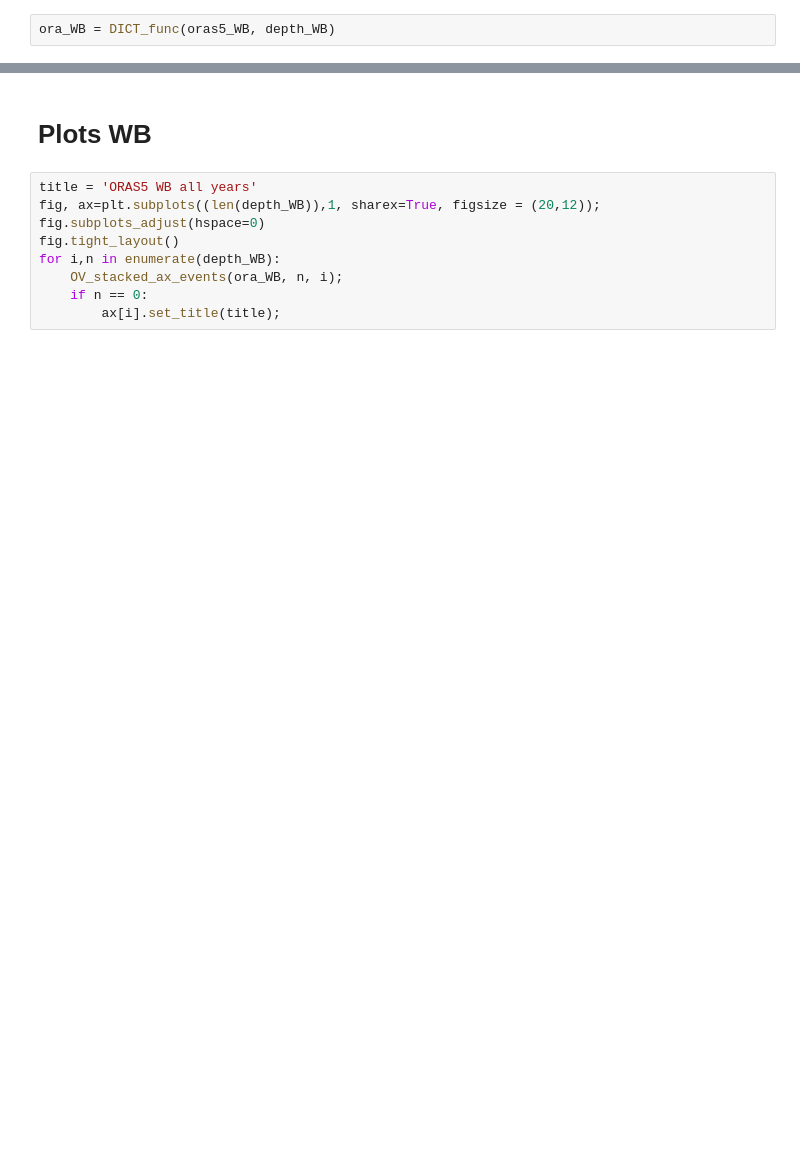
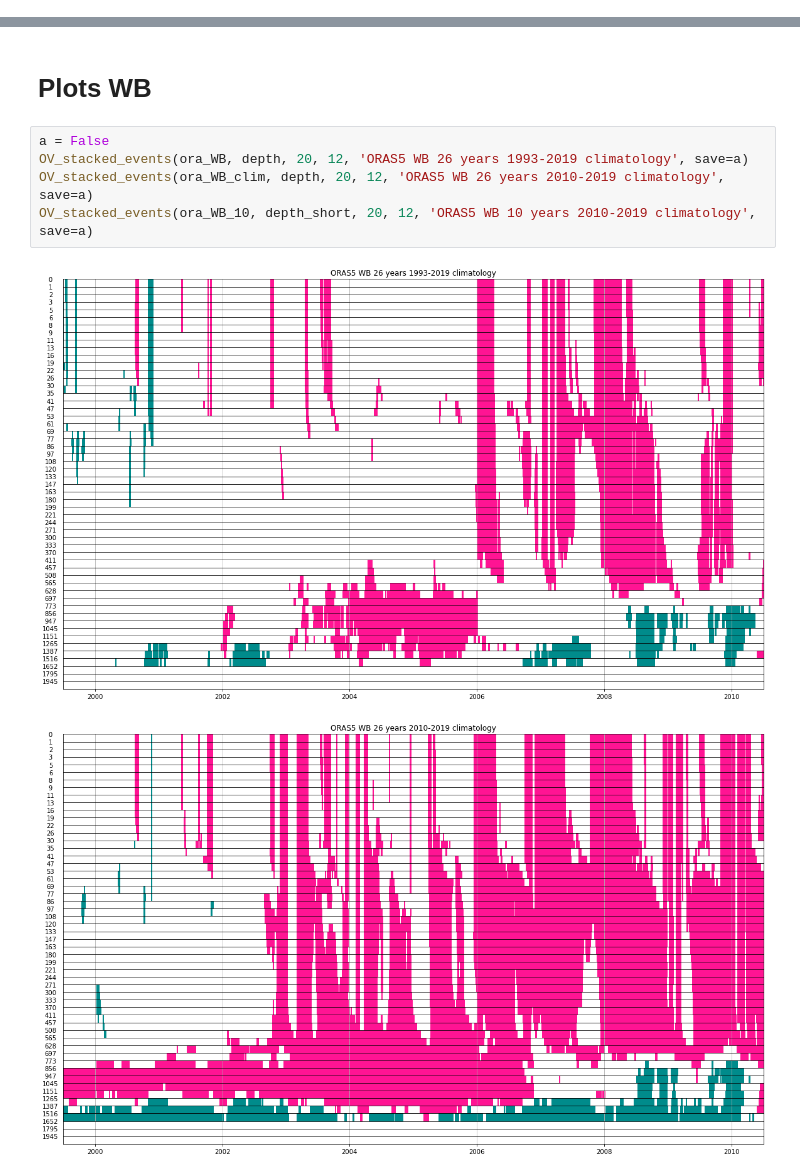
Before and after one commit to Marie-Louise-Korte/Rockall_Trough_MHW, a Jupyter notebook: X_ORAS5_alt_clim.ipynb, the cells around one changed output, grey strips where cells are left out. Saved outputs shown, nothing was run; the diff lists cells and outputs as text; blank space fills up the shorter version.

```diff
--- a/X_ORAS5_alt_clim.ipynb
+++ b/X_ORAS5_alt_clim.ipynb
@@ -258,2 +297,0 @@ ora_EB_10 = DICT_func(oras5_EB_10, depth_EB, climP=[2014.0, 2019.0])
-# %%
-ora_WB = DICT_func(oras5_WB, depth_WB)
@@ -286,11 +313,10 @@ for i,n in enumerate(depth_EB):
 # %% [markdown]
 # Plots WB
-# %%
-title = 'ORAS5 WB all years'
-fig, ax=plt.subplots((len(depth_WB)),1, sharex=True, figsize = (20,12));
-fig.subplots_adjust(hspace=0)
-fig.tight_layout()
-for i,n in enumerate(depth_WB):
-    OV_stacked_ax_events(ora_WB, n, i);
-    if n == 0:
-        ax[i].set_title(title);
+# %%
+a = False
+OV_stacked_events(ora_WB, depth, 20, 12, 'ORAS5 WB 26 years 1993-2019 climatology', save=a)
+OV_stacked_events(ora_WB_clim, depth, 20, 12, 'ORAS5 WB 26 years 2010-2019 climatology', save=a)
+OV_stacked_events(ora_WB_10, depth_short, 20, 12, 'ORAS5 WB 10 years 2010-2019 climatology', save=a)
+# %% [output]
+[figure, added]
+[figure, added]
```
Also changed, not shown: parts of 27 cells of this notebook.
